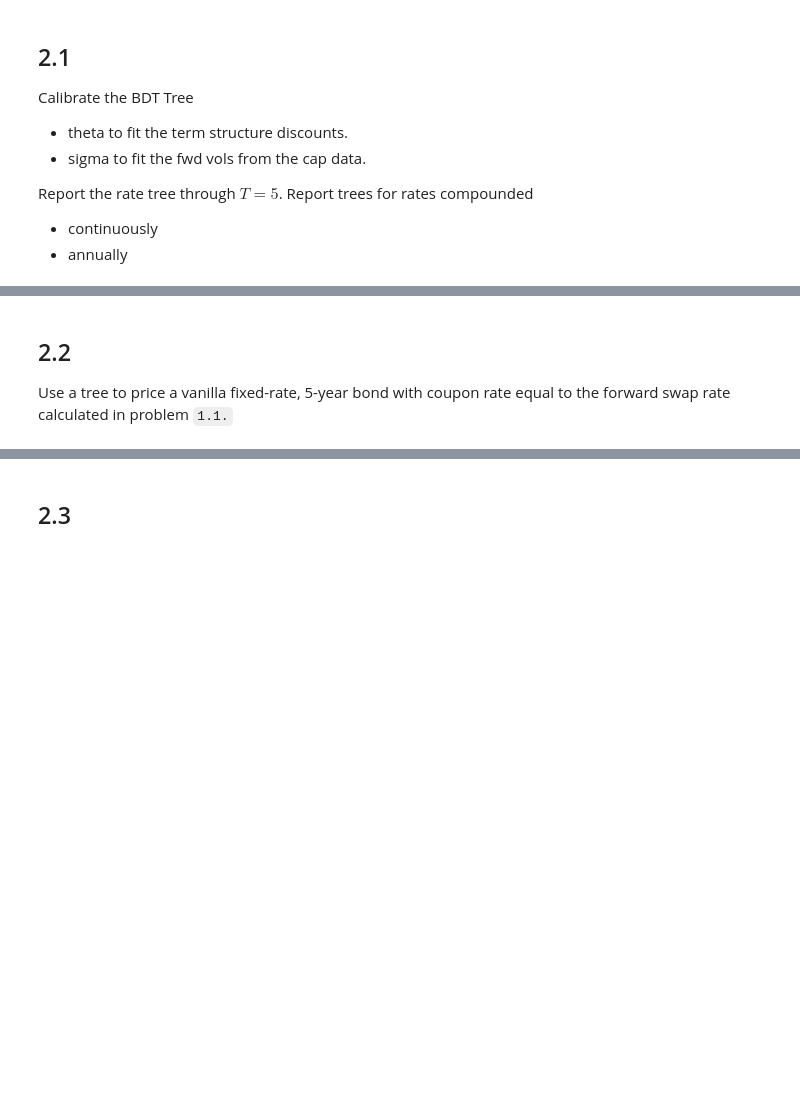
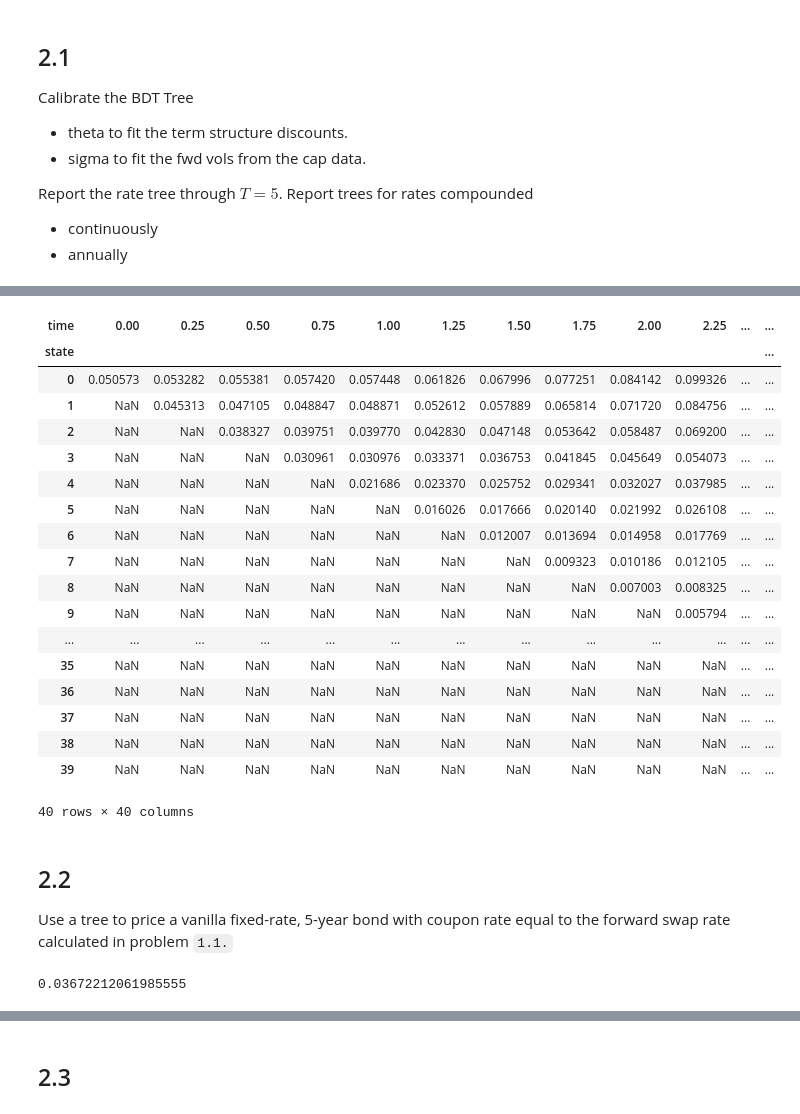
Before and after one commit to MrHumble-Bee/finm-fiderivs-2024, a Jupyter notebook: homework/Homework 3 - New.ipynb, the cells around one changed output, grey strips where cells are left out. Drawn from its saved outputs; the diff is of its cells as text; code cells hidden in the pictures; blank space fills up the shorter version.

```diff
--- a/homework/Homework 3 - New.ipynb
+++ b/homework/Homework 3 - New.ipynb
@@ -117,4 +365,31 @@ Report the rate tree through $T=5$. Report trees for rates compounded
+# %%
+# Annual
+np.log(rate_tree + 1)
+# %% [output]
+| time | 0.00 | 0.25 | 0.50 | 0.75 | 1.00 | 1.25 | 1.50 | 1.75 | 2.00 | 2.25 | ... | ... |
+| state |  |  |  |  |  |  |  |  |  |  |  | ... |
+| 0 | 0.050573 | 0.053282 | 0.055381 | 0.057420 | 0.057448 | 0.061826 | 0.067996 | 0.077251 | 0.084142 | 0.099326 | ... | ... |
+| 1 | NaN | 0.045313 | 0.047105 | 0.048847 | 0.048871 | 0.052612 | 0.057889 | 0.065814 | 0.071720 | 0.084756 | ... | ... |
+| 2 | NaN | NaN | 0.038327 | 0.039751 | 0.039770 | 0.042830 | 0.047148 | 0.053642 | 0.058487 | 0.069200 | ... | ... |
+| 3 | NaN | NaN | NaN | 0.030961 | 0.030976 | 0.033371 | 0.036753 | 0.041845 | 0.045649 | 0.054073 | ... | ... |
+| 4 | NaN | NaN | NaN | NaN | 0.021686 | 0.023370 | 0.025752 | 0.029341 | 0.032027 | 0.037985 | ... | ... |
+| 5 | NaN | NaN | NaN | NaN | NaN | 0.016026 | 0.017666 | 0.020140 | 0.021992 | 0.026108 | ... | ... |
+| 6 | NaN | NaN | NaN | NaN | NaN | NaN | 0.012007 | 0.013694 | 0.014958 | 0.017769 | ... | ... |
+| 7 | NaN | NaN | NaN | NaN | NaN | NaN | NaN | 0.009323 | 0.010186 | 0.012105 | ... | ... |
+| 8 | NaN | NaN | NaN | NaN | NaN | NaN | NaN | NaN | 0.007003 | 0.008325 | ... | ... |
+| 9 | NaN | NaN | NaN | NaN | NaN | NaN | NaN | NaN | NaN | 0.005794 | ... | ... |
+| ... | ... | ... | ... | ... | ... | ... | ... | ... | ... | ... | ... | ... |
+| 35 | NaN | NaN | NaN | NaN | NaN | NaN | NaN | NaN | NaN | NaN | ... | ... |
+| 36 | NaN | NaN | NaN | NaN | NaN | NaN | NaN | NaN | NaN | NaN | ... | ... |
+| 37 | NaN | NaN | NaN | NaN | NaN | NaN | NaN | NaN | NaN | NaN | ... | ... |
+| 38 | NaN | NaN | NaN | NaN | NaN | NaN | NaN | NaN | NaN | NaN | ... | ... |
+| 39 | NaN | NaN | NaN | NaN | NaN | NaN | NaN | NaN | NaN | NaN | ... | ... |
+40 rows × 40 columns
 # %% [markdown]
 ## 2.2
 
 Use a tree to price a vanilla fixed-rate, 5-year bond with coupon rate equal to the forward swap rate calculated in problem `1.1.`
+# %%
+fwd_swap_rate
+# %% [output]
+0.03672212061985555
```
Also changed, not shown: parts of 14 cells of this notebook, 2 other files.
